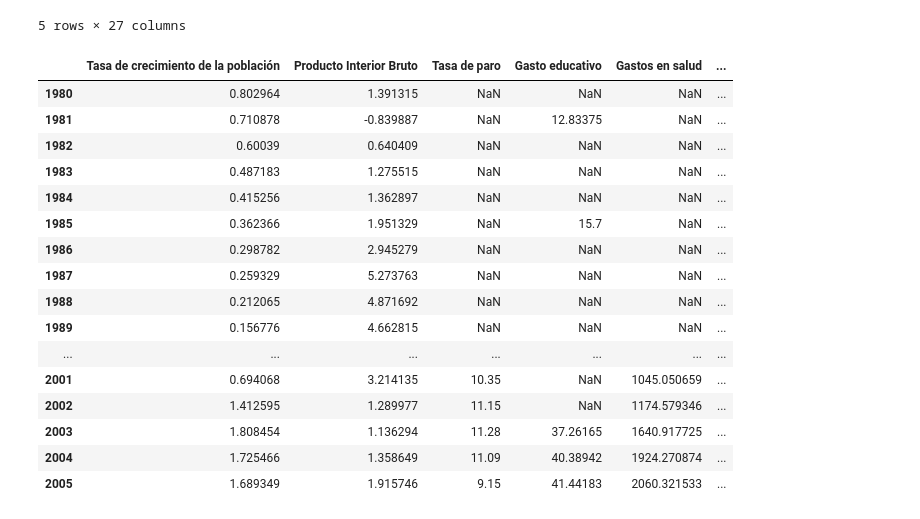
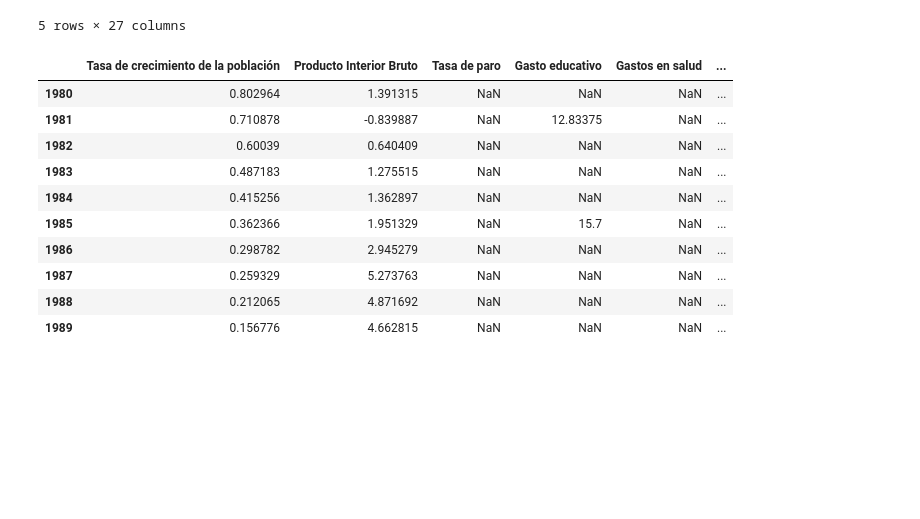
Before and after one commit to luchersol/Redes-Bayesianas, a Jupyter notebook: Redes_Bayesianas.ipynb, the cells around one changed output. Saved outputs shown, nothing was run; the diff lists cells and outputs as text; code cells hidden in the pictures; blank space fills up the shorter version.

```diff
--- a/Redes_Bayesianas.ipynb
+++ b/Redes_Bayesianas.ipynb
@@ -338,25 +344,19 @@ There are 11 indicators in the dataframe.
 # %%
 df_growth = df_raw_growth.transpose().iloc[1:]
 df_growth.columns = nodes
-df_growth
+df_growth.head(10)
 # %% [output]
 |  | Tasa de crecimiento de la población | Producto Interior Bruto | Tasa de paro | Gasto educativo | Gastos en salud | ... |
 | 1980 | 0.802964 | 1.391315 | NaN | NaN | NaN | ... |
 | 1981 | 0.710878 | -0.839887 | NaN | 12.83375 | NaN | ... |
 | 1982 | 0.60039 | 0.640409 | NaN | NaN | NaN | ... |
 | 1983 | 0.487183 | 1.275515 | NaN | NaN | NaN | ... |
 | 1984 | 0.415256 | 1.362897 | NaN | NaN | NaN | ... |
 | 1985 | 0.362366 | 1.951329 | NaN | 15.7 | NaN | ... |
 | 1986 | 0.298782 | 2.945279 | NaN | NaN | NaN | ... |
 | 1987 | 0.259329 | 5.273763 | NaN | NaN | NaN | ... |
 | 1988 | 0.212065 | 4.871692 | NaN | NaN | NaN | ... |
 | 1989 | 0.156776 | 4.662815 | NaN | NaN | NaN | ... |
-| ... | ... | ... | ... | ... | ... | ... |
-| 2001 | 0.694068 | 3.214135 | 10.35 | NaN | 1045.050659 | ... |
-| 2002 | 1.412595 | 1.289977 | 11.15 | NaN | 1174.579346 | ... |
-| 2003 | 1.808454 | 1.136294 | 11.28 | 37.26165 | 1640.917725 | ... |
-| 2004 | 1.725466 | 1.358649 | 11.09 | 40.38942 | 1924.270874 | ... |
-| 2005 | 1.689349 | 1.915746 | 9.15 | 41.44183 | 2060.321533 | ... |
 # %%
 new_columns = {}
 for i, content in enumerate(df_growth.items()):
```
Also changed, not shown: parts of 5 cells of this notebook.
